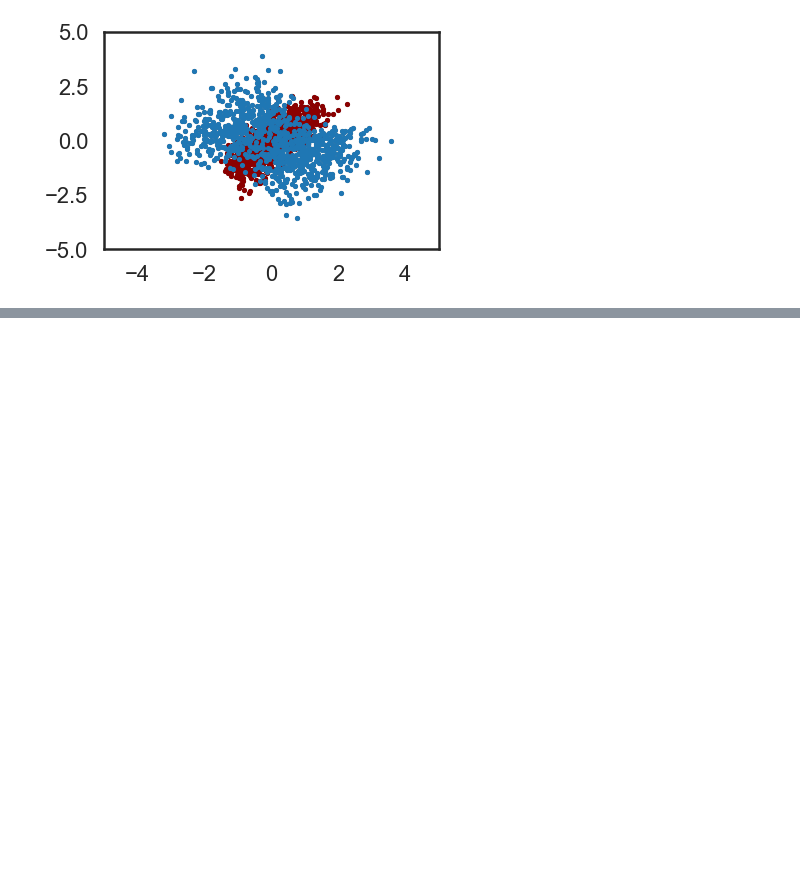
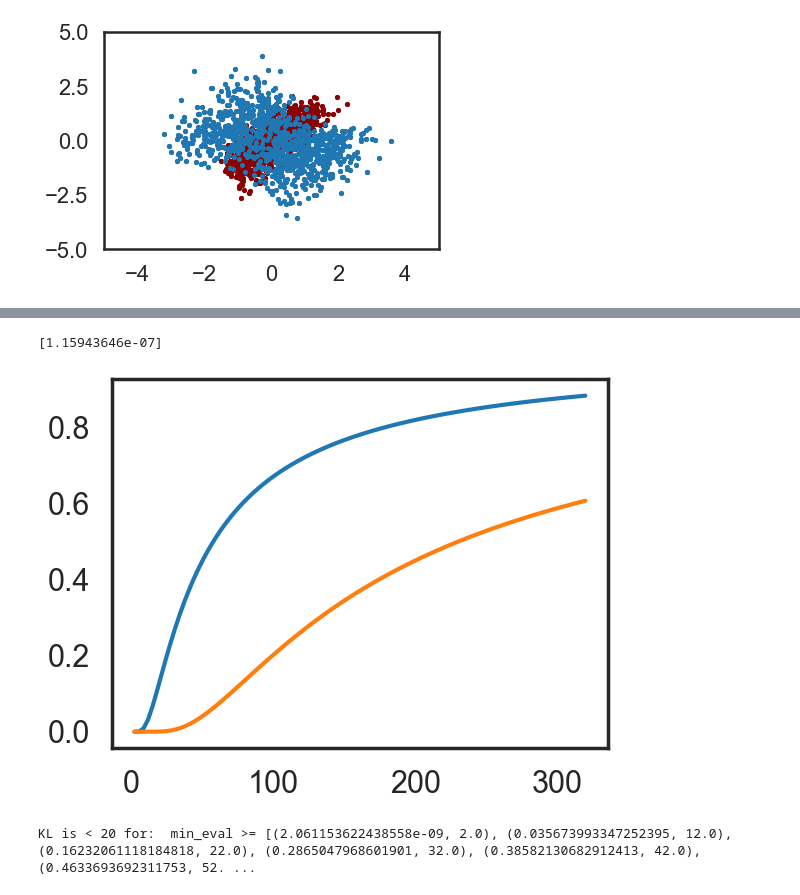
Before and after one commit to Huk-David/Ratio-Copula, a Jupyter notebook: Copula by Ratio Estimation/comparison.ipynb, the cells around one changed output, grey strips where cells are left out. Drawn from its saved outputs; the diff is of its cells as text; code cells hidden in the pictures; blank space fills up the shorter version.

```diff
--- a/Copula by Ratio Estimation/comparison.ipynb
+++ b/Copula by Ratio Estimation/comparison.ipynb
@@ -416,0 +490,13 @@ plt.show()
+# %%
+[5.9605e-08* 1.9452e+00]
+# %% [output]
+[1.15943646e-07]
+# %%
+plt.plot(np.linspace(2,320,100),[(np.exp(-40/d)) for d in np.linspace(2,320,100)])
+plt.plot(np.linspace(2,320,100),[(np.exp(-160/d)) for d in np.linspace(2,320,100)])
+
+plt.show()
+print('KL is < 20 for:  min_eval >=', [(np.exp(-40/d),d) for d in np.linspace(2,92,10)])
+# %% [output]
+[figure, added]
+KL is < 20 for:  min_eval >= [(2.061153622438558e-09, 2.0), (0.035673993347252395, 12.0), (0.16232061118184818, 22.0), (0.2865047968601901, 32.0), (0.38582130682912413, 42.0), (0.4633693692311753, 52. ...
```
Also changed, not shown: parts of 4 cells of this notebook.
